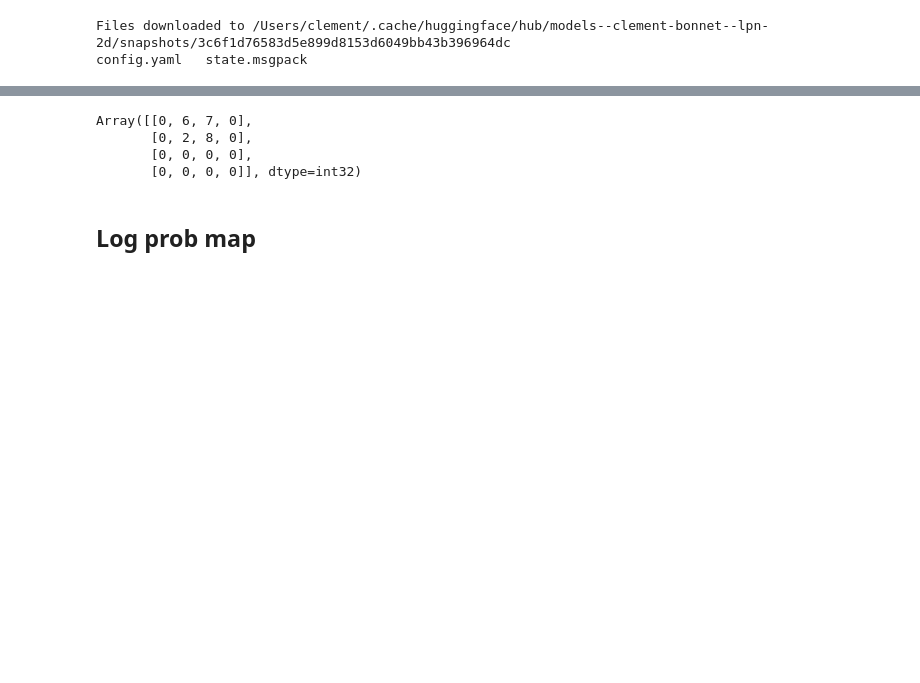
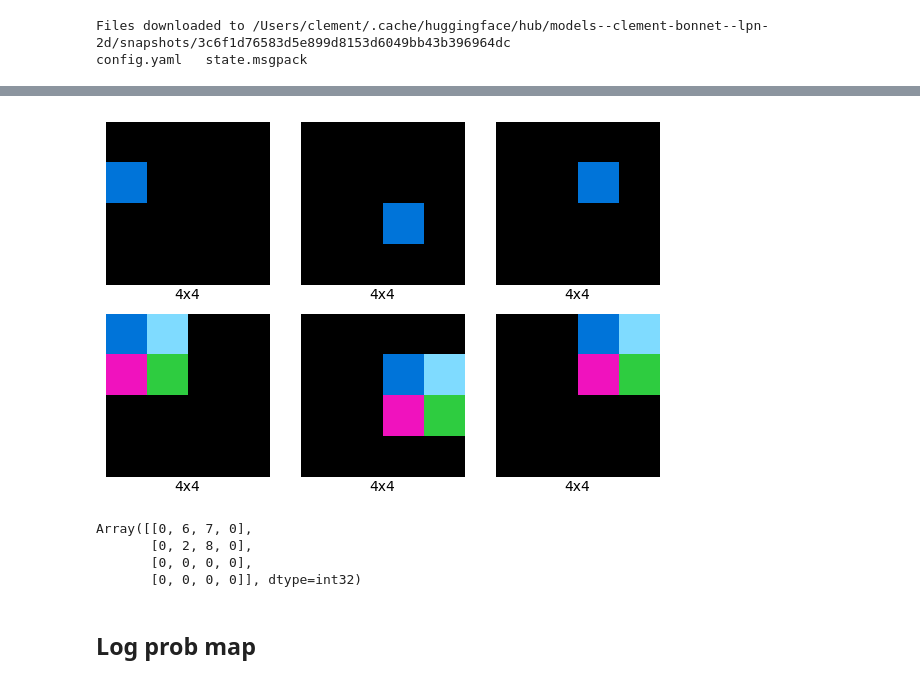
Before and after one commit to watts4speed/arc_lpn, a Jupyter notebook: src/make_web_app.ipynb, the cells around one changed output, grey strips where cells are left out. Drawn from its saved outputs; the diff is of its cells as text; code cells hidden in the pictures; blank space fills up the shorter version.

```diff
--- a/src/make_web_app.ipynb
+++ b/src/make_web_app.ipynb
@@ -92,3 +100,11 @@ plot_task(task_2, figsize_factor=2)
+# %%
+task_gen_3 = PatternTaskGenerator(num_pairs=3, pattern_size=2, num_rows=4, num_cols=4, seed=9)
+task_3, _ = next(iter(task_gen_3))
+inputs_3 = jnp.stack([pair["input"] for pair in task_3])
+outputs_3 = jnp.stack([pair["output"] for pair in task_3])
+plot_task(task_3, figsize_factor=2)
+# %% [output]
+[figure, added]
 # %%
 generate_output_from_context = jax.jit(
     lambda context, input, input_grid_shape: lpn.apply(
```
Also changed, not shown: parts of 7 cells of this notebook.
